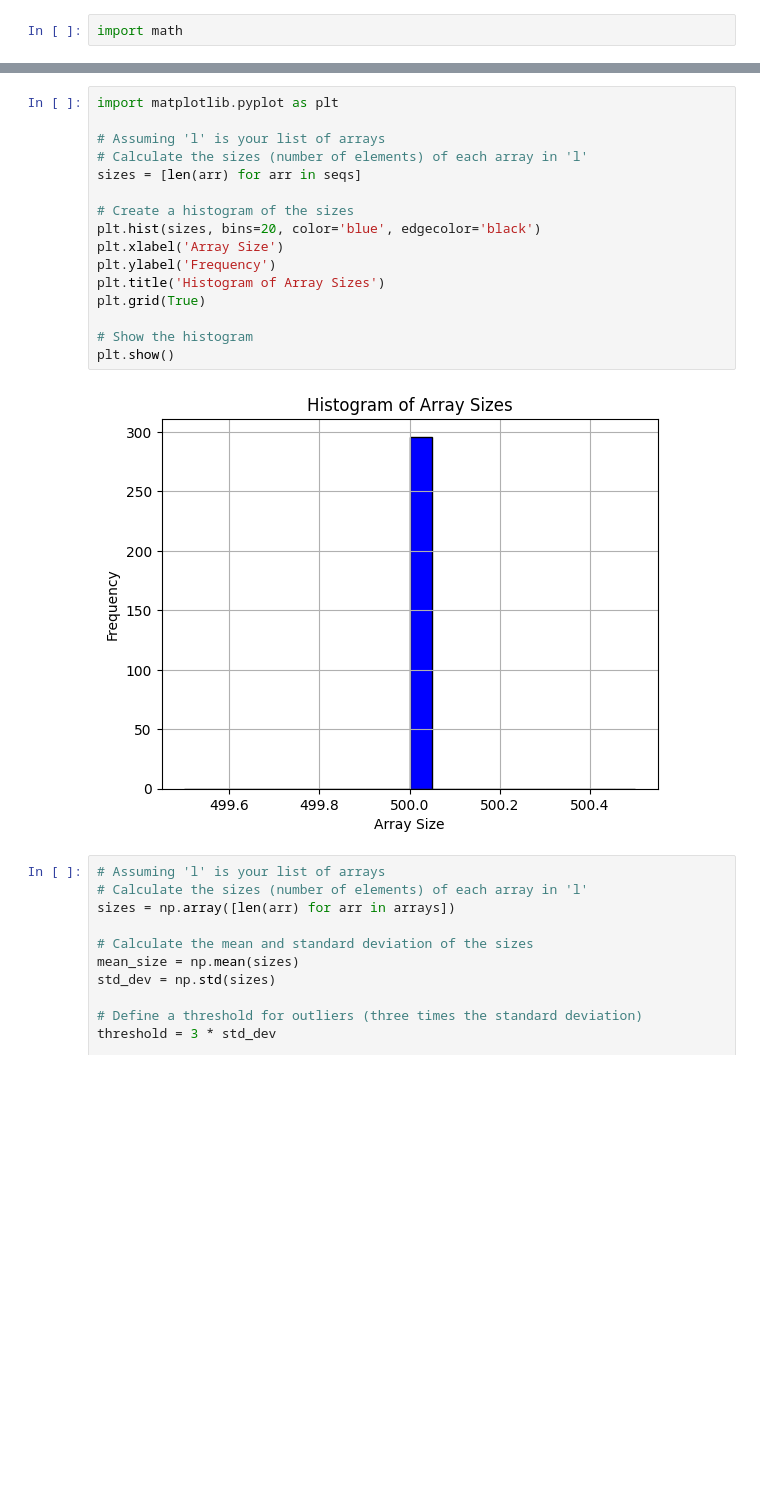
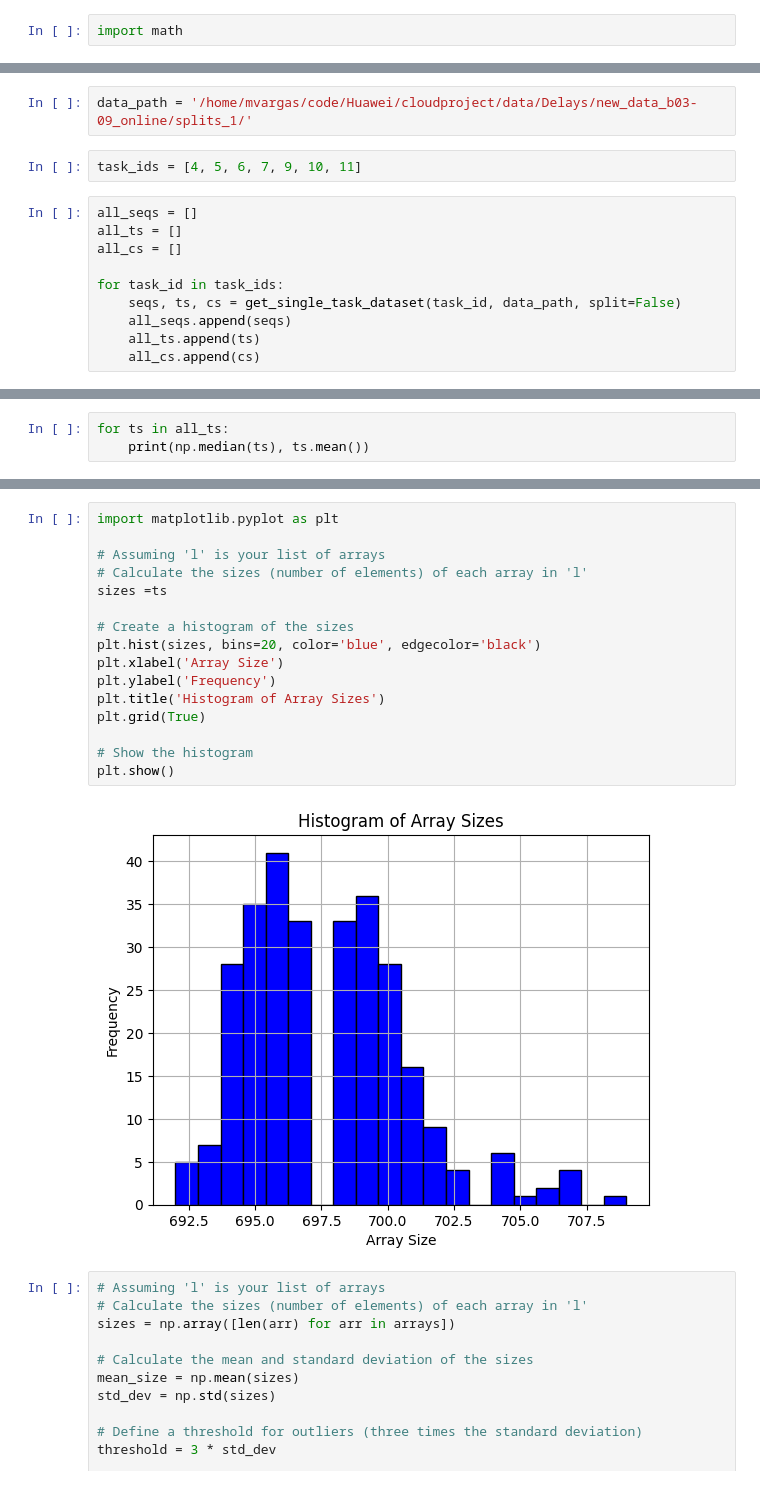
Before and after one commit to marianaw/deeptcsr, a Jupyter notebook: notebooks/loading_data.ipynb, the cells around one changed output, grey strips where cells are left out. Cells and saved outputs as stored; diff of their text form; blank space fills up the shorter version.

Commit message:
Single task notebooks and configs

```diff
--- a/notebooks/loading_data.ipynb
+++ b/notebooks/loading_data.ipynb
@@ -31,0 +17,14 @@ seqs, ts, cs = get_single_task_dataset(4, data_path, 100)
+# %%
+data_path = '/home/mvargas/code/Huawei/cloudproject/data/Delays/new_data_b03-09_online/splits_1/'
+# %%
+task_ids = [4, 5, 6, 7, 9, 10, 11]
+# %%
+all_seqs = []
+all_ts = []
+all_cs = []
+
+for task_id in task_ids:
+    seqs, ts, cs = get_single_task_dataset(task_id, data_path, split=False)
+    all_seqs.append(seqs)
+    all_ts.append(ts)
+    all_cs.append(cs)
@@ -31,0 +64,3 @@ seqs, ts, cs = get_single_task_dataset(4, data_path, 100)
+# %%
+for ts in all_ts:
+    print(np.median(ts), ts.mean())
@@ -32,21 +75,21 @@ seqs, ts, cs = get_single_task_dataset(4, data_path, 100)
 # %%
 import matplotlib.pyplot as plt
 
 # Assuming 'l' is your list of arrays
 # Calculate the sizes (number of elements) of each array in 'l'
-sizes = [len(arr) for arr in seqs]
+sizes =ts
 
 # Create a histogram of the sizes
 plt.hist(sizes, bins=20, color='blue', edgecolor='black')
 plt.xlabel('Array Size')
 plt.ylabel('Frequency')
 plt.title('Histogram of Array Sizes')
 plt.grid(True)
 
 # Show the histogram
 plt.show()
 # %% [output]
-[figure, old version]
+[figure, new version]
 # %%
 # Assuming 'l' is your list of arrays
 # Calculate the sizes (number of elements) of each array in 'l'
```
Also changed, not shown: parts of 5 cells of this notebook, 6 other files.
